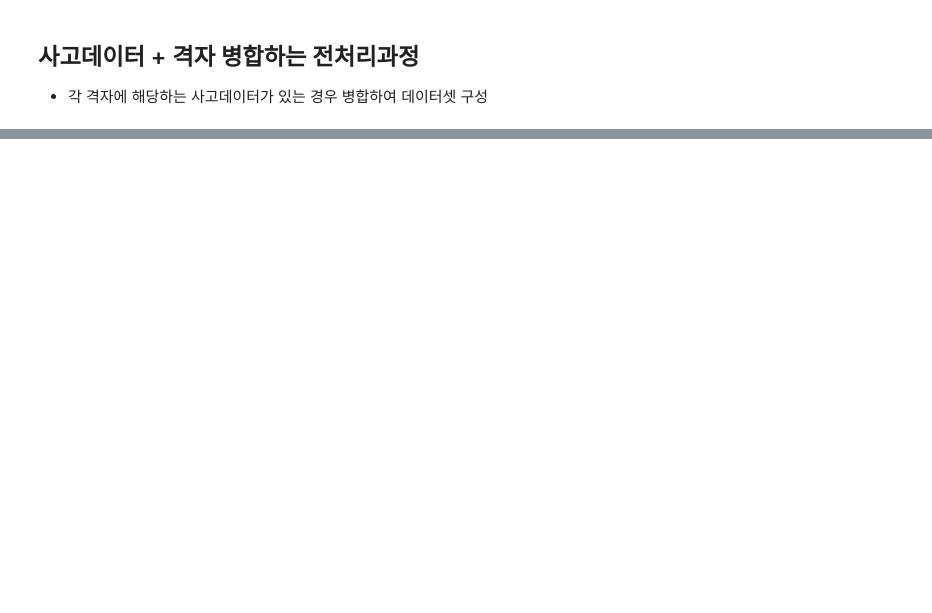
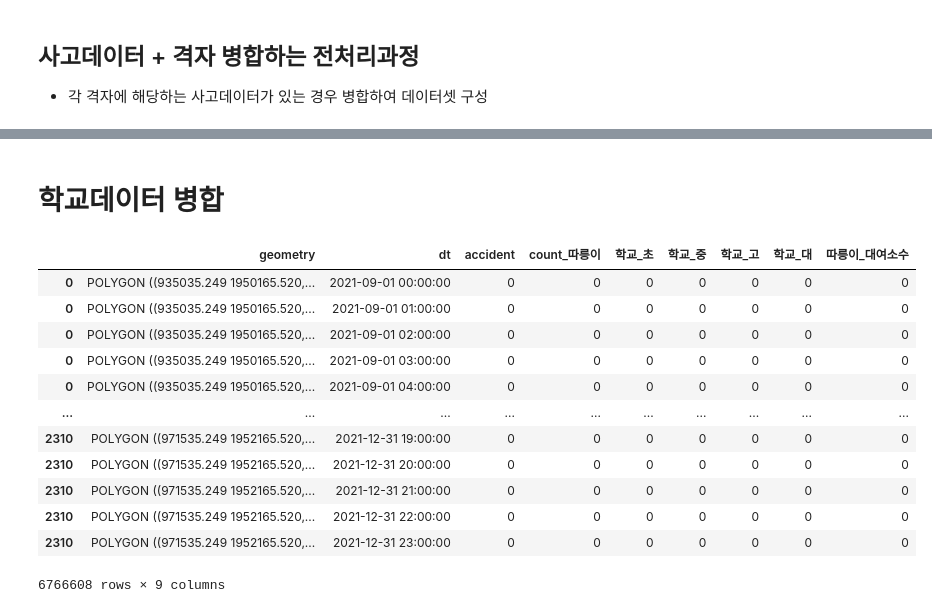
Before and after one commit to ddangchani/IOT_hackathon, a Jupyter notebook: Preprocessing/preprocessing_grid.ipynb, the cells around one changed output, grey strips where cells are left out. Cells and saved outputs as stored; diff of their text form; code cells hidden in the pictures; blank space fills up the shorter version.

```diff
--- a/Preprocessing/preprocessing_grid.ipynb
+++ b/Preprocessing/preprocessing_grid.ipynb
@@ -61,0 +133,6 @@ grid_new.to_pickle('data/accident_in_grid.pkl') # 파일 용량문제로 pickle
+# %%
+bicycle_loc['idx_grid'] = 0
+for i in range(len(bicycle_loc)):
+    idx = np.where(grid.contains(bicycle_loc.geometry[i]))
+    if len(idx[0]) > 0:
+        bicycle_loc['idx_grid'][i] = idx[0][0]
@@ -61,0 +144,2 @@ grid_new.to_pickle('data/accident_in_grid.pkl') # 파일 용량문제로 pickle
+# %%
+bicycle_loc = bicycle_loc.astype({'idx_grid' : 'int'})
@@ -61,0 +148,5 @@ grid_new.to_pickle('data/accident_in_grid.pkl') # 파일 용량문제로 pickle
+# %%
+for i in tqdm(range(len(df_bicycle))):
+    grid_i = bicycle_loc.loc[bicycle_loc.STATN_ID == df_bicycle['대여소번호'][i],"idx_grid"]
+    datetime_i = pd.to_datetime(df_bicycle.iloc[i,:]['대여일자']).replace(hour=df_bicycle.대여시간[i])
+    df_final.loc[(df_final.index == grid_i)&(df_final.dt == datetime_i),'count_따릉이'] += df_bicycle.iloc[i,4]
@@ -61,0 +251,22 @@ grid_new.to_pickle('data/accident_in_grid.pkl') # 파일 용량문제로 pickle
+# %%
+따릉이_대여 = pd.read_csv('Preprocessing/전처리완료/따릉이_grid.csv')
+df_final['따릉이_대여소수'] = 따릉이_대여
+# %% [markdown]
+# 학교데이터 병합
+# %%
+df_final[['학교_초','학교_중','학교_고','학교_대']] = 0
+df_final
+# %% [output]
+|  | geometry | dt | accident | count_따릉이 | 학교_초 | 학교_중 | 학교_고 | 학교_대 | 따릉이_대여소수 |
+| 0 | POLYGON ((935035.249 1950165.520,... | 2021-09-01 00:00:00 | 0 | 0 | 0 | 0 | 0 | 0 | 0 |
+| 0 | POLYGON ((935035.249 1950165.520,... | 2021-09-01 01:00:00 | 0 | 0 | 0 | 0 | 0 | 0 | 0 |
+| 0 | POLYGON ((935035.249 1950165.520,... | 2021-09-01 02:00:00 | 0 | 0 | 0 | 0 | 0 | 0 | 0 |
+| 0 | POLYGON ((935035.249 1950165.520,... | 2021-09-01 03:00:00 | 0 | 0 | 0 | 0 | 0 | 0 | 0 |
+| 0 | POLYGON ((935035.249 1950165.520,... | 2021-09-01 04:00:00 | 0 | 0 | 0 | 0 | 0 | 0 | 0 |
+| ... | ... | ... | ... | ... | ... | ... | ... | ... | ... |
+| 2310 | POLYGON ((971535.249 1952165.520,... | 2021-12-31 19:00:00 | 0 | 0 | 0 | 0 | 0 | 0 | 0 |
+| 2310 | POLYGON ((971535.249 1952165.520,... | 2021-12-31 20:00:00 | 0 | 0 | 0 | 0 | 0 | 0 | 0 |
+| 2310 | POLYGON ((971535.249 1952165.520,... | 2021-12-31 21:00:00 | 0 | 0 | 0 | 0 | 0 | 0 | 0 |
+| 2310 | POLYGON ((971535.249 1952165.520,... | 2021-12-31 22:00:00 | 0 | 0 | 0 | 0 | 0 | 0 | 0 |
+| 2310 | POLYGON ((971535.249 1952165.520,... | 2021-12-31 23:00:00 | 0 | 0 | 0 | 0 | 0 | 0 | 0 |
+6766608 rows × 9 columns
```
Also changed, not shown: parts of 69 cells of this notebook, 27 other files.
